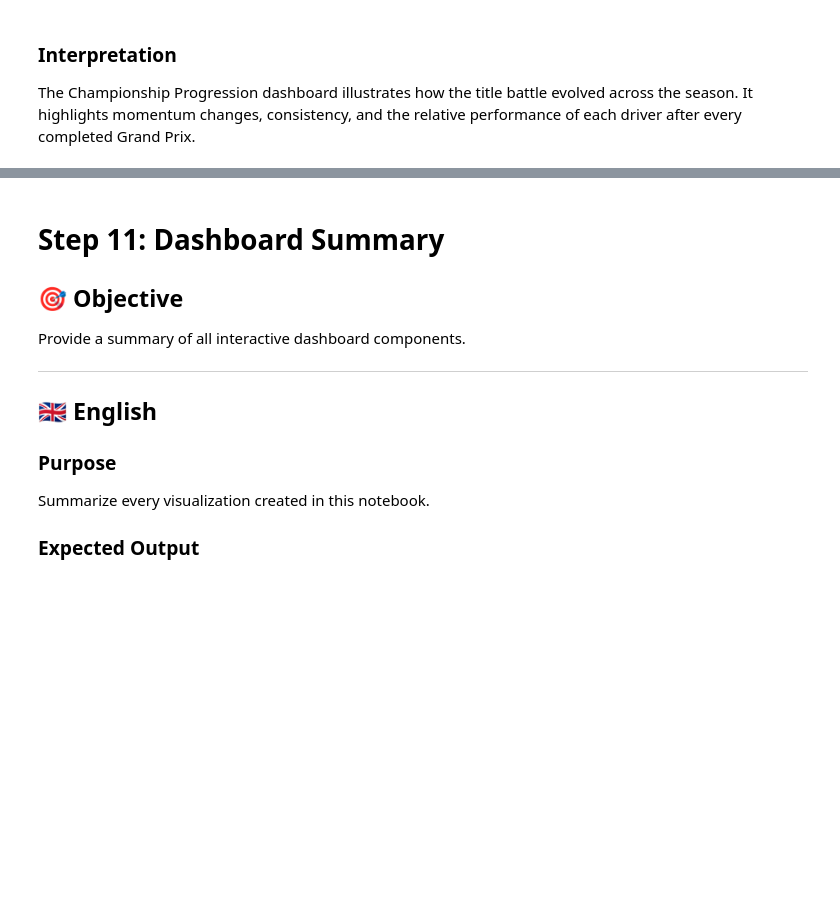
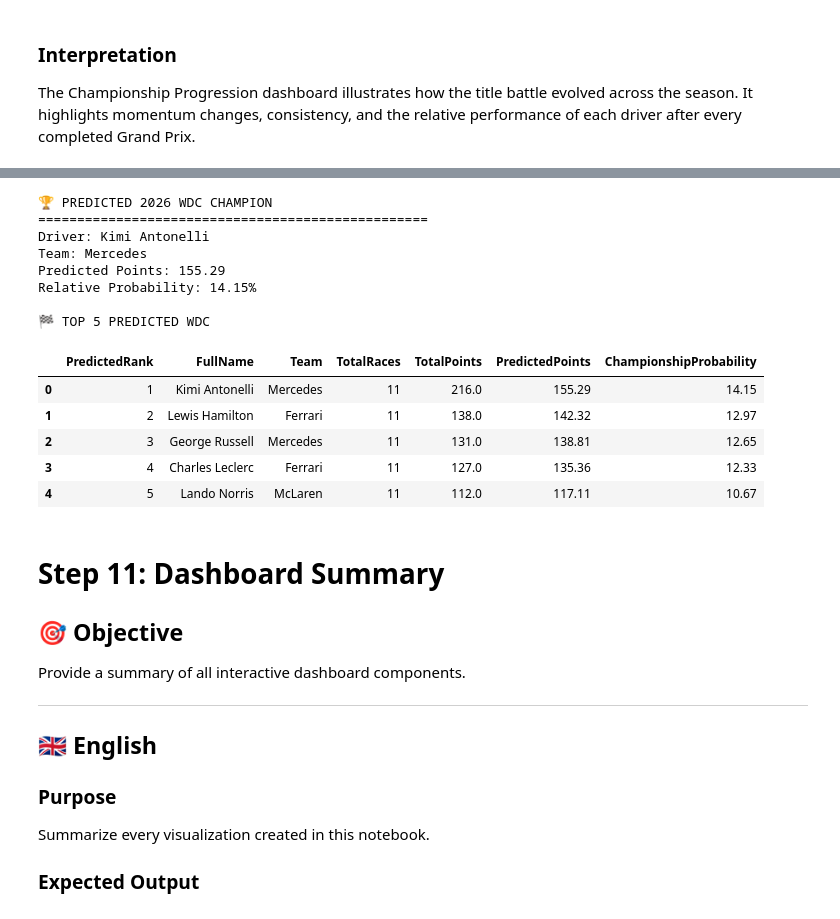
Before and after one commit to reginasnp/F1-WDC-2026-Dashboard, a Jupyter notebook: notebook/06_dashboard.ipynb, the cells around one changed output, grey strips where cells are left out. Drawn from its saved outputs; the diff is of its cells as text; code cells hidden in the pictures; blank space fills up the shorter version.

```diff
--- a/notebook/06_dashboard.ipynb
+++ b/notebook/06_dashboard.ipynb
@@ -656,3 +743,40 @@ The Championship Progression dashboard illustrates how the title battle evolved
+# %%
+prediction_file = processed_path / "wdc_2026_prediction.csv"
+
+if prediction_file.exists():
+    prediction = pd.read_csv(prediction_file)
+    prediction = prediction.sort_values("PredictedRank").reset_index(drop=True)
+
+    predicted_champion = prediction.iloc[0]
+
+    print("🏆 PREDICTED 2026 WDC CHAMPION")
+    print("=" * 50)
+    print(f"Driver: {predicted_champion['FullName']}")
+    print(f"Team: {predicted_champion['Team']}")
+    print(f"Predicted Points: {predicted_champion['PredictedPoints']:.2f}")
+    print(f"Relative Probability: {predicted_champion['ChampionshipProbability']:.2f}%")
+
+    print("\n🏁 TOP 5 PREDICTED WDC")
+    display(prediction.head(5))
+else:
+    prediction = pd.DataFrame()
+    print("⚠️ wdc_2026_prediction.csv not found.")
+    print("Run 07_prediction.ipynb first, then rerun this cell.")
+# %% [output]
+🏆 PREDICTED 2026 WDC CHAMPION
+==================================================
+Driver: Kimi Antonelli
+Team: Mercedes
+Predicted Points: 155.29
+Relative Probability: 14.15%
+
+🏁 TOP 5 PREDICTED WDC
+|  | PredictedRank | FullName | Team | TotalRaces | TotalPoints | PredictedPoints | ChampionshipProbability |
+| 0 | 1 | Kimi Antonelli | Mercedes | 11 | 216.0 | 155.29 | 14.15 |
+| 1 | 2 | Lewis Hamilton | Ferrari | 11 | 138.0 | 142.32 | 12.97 |
+| 2 | 3 | George Russell | Mercedes | 11 | 131.0 | 138.81 | 12.65 |
+| 3 | 4 | Charles Leclerc | Ferrari | 11 | 127.0 | 135.36 | 12.33 |
+| 4 | 5 | Lando Norris | McLaren | 11 | 112.0 | 117.11 | 10.67 |
 # %% [markdown]
 # Step 11: Dashboard Summary
 
```
Also changed, not shown: parts of 9 cells of this notebook, 22 other files.
